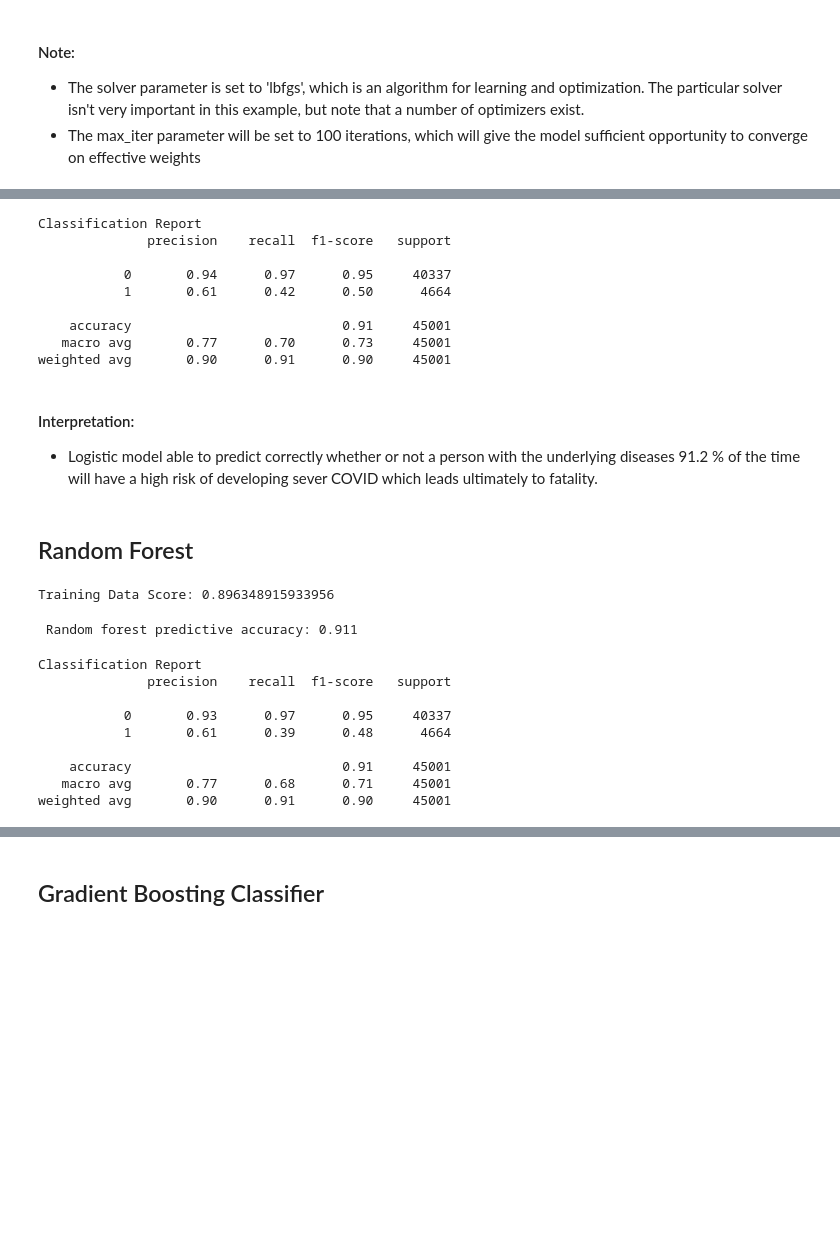
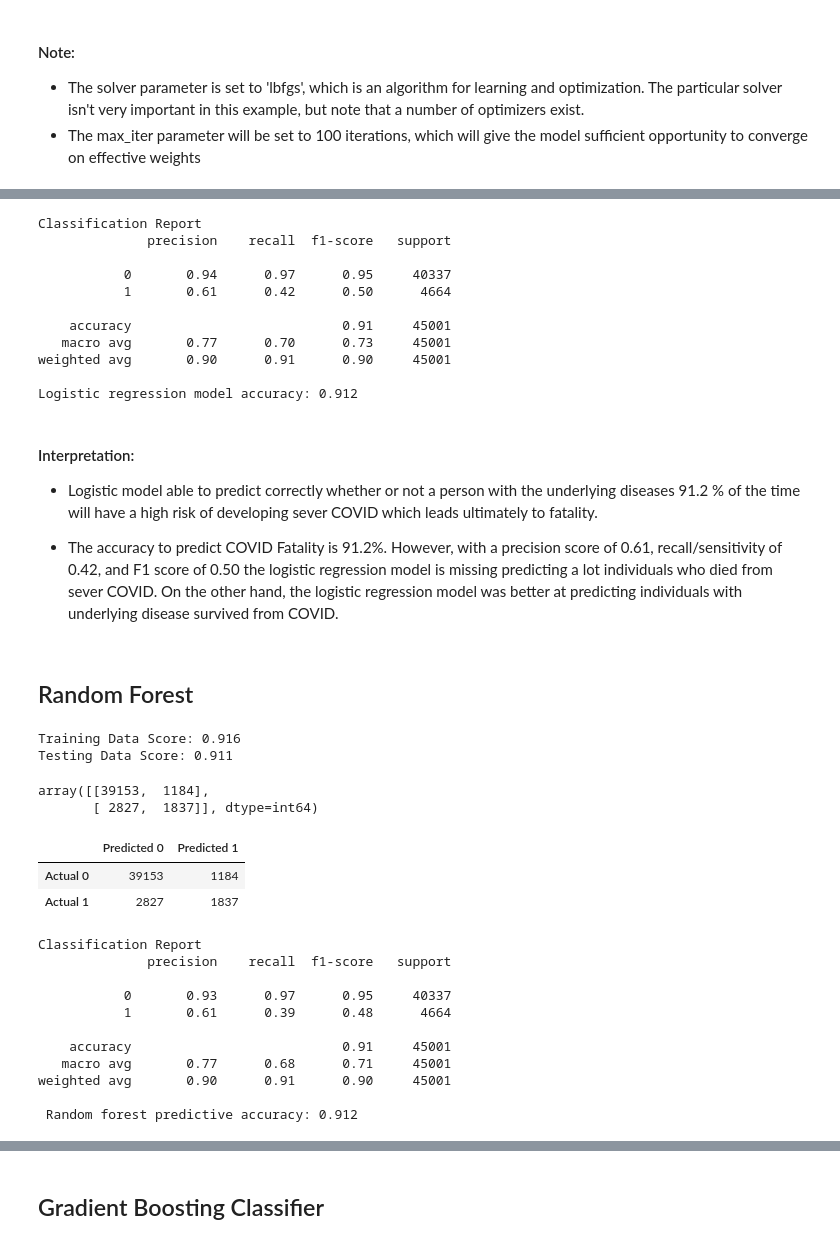
Before and after one commit to rvroomiii/group_hub, a Jupyter notebook: data_analysis/COVID_dataAnalysis_final.ipynb, the cells around one changed output, grey strips where cells are left out. Saved outputs shown, nothing was run; the diff lists cells and outputs as text; code cells hidden in the pictures; blank space fills up the shorter version.

```diff
--- a/data_analysis/COVID_dataAnalysis_final.ipynb
+++ b/data_analysis/COVID_dataAnalysis_final.ipynb
@@ -288,6 +310,10 @@ print(f" Logistic regression model accuracy: {accuracy_score(y_test,y_pred):.3f}
 # Displaying results
 print("Classification Report")
 print(classification_report(y_test, y_pred))
+
+# Evaluate the model
+y_pred = log_classifier.predict(X_test)
+print(f"Logistic regression model accuracy: {accuracy_score(y_test,y_pred):.3f}")
 # %% [output]
 Classification Report
               precision    recall  f1-score   support
@@ -298,9 +324,14 @@ Classification Report
     accuracy                           0.91     45001
    macro avg       0.77      0.70      0.73     45001
 weighted avg       0.90      0.91      0.90     45001
+
+Logistic regression model accuracy: 0.912
 # %% [markdown]
 #### Interpretation:
 * Logistic model able to predict correctly whether or not a person with the underlying diseases 91.2 % of the time will have a high risk of developing sever COVID which leads ultimately to fatality.
+
+
+* The accuracy to predict COVID Fatality is 91.2%. However, with a precision score of 0.61, recall/sensitivity of 0.42, and F1 score of 0.50 the logistic regression model is missing predicting a lot individuals who died from sever COVID. On the other hand, the logistic regression model was  better at predicting individuals with underlying disease survived from COVID.
 # %% [markdown]
 ## Random Forest
 # %%
@@ -309,21 +340,40 @@ rf_model = RandomForestClassifier(n_estimators=128, random_state=78)
 
 # Fitting the model
 rf_model = rf_model.fit(X_train_scaled, y_train)
-# %%
-# Validate the model by using the training data
-print(f"Training Data Score: {rf_model.score(X_train, y_train)}")
-# %% [output]
-Training Data Score: 0.896348915933956
+# %%
+# Validate the model by using the training and testing  data
+print(f"Training Data Score: {rf_model.score(X_train_scaled, y_train):.3f}")
+print(f"Testing Data Score: {rf_model.score(X_test_scaled, y_test):.3f}")
+# %% [output]
+Training Data Score: 0.916
+Testing Data Score: 0.911
 # %%
-# Evaluate the model
-y_pred = rf_model.predict(X_test_scaled)
-print(f" Random forest predictive accuracy: {accuracy_score(y_test,y_pred):.3f}")
+# Create a confusion matrix and print out the confusion matrix for the predicted outcome.
+
+y_pred_scaled = rf_model.predict(X_test_scaled)
+cm2 = confusion_matrix(y_test, y_pred_scaled)
+cm2
 # %% [output]
- Random forest predictive accuracy: 0.911
+array([[39153,  1184],
+       [ 2827,  1837]], dtype=int64)
+# %%
+# Create a DataFrame from the confusion matrix.
+cm_df2 = pd.DataFrame(
+    cm2, index=["Actual 0", "Actual 1"], columns=["Predicted 0", "Predicted 1"])
+
+cm_df2
+# %% [output]
+|  | Predicted 0 | Predicted 1 |
+| Actual 0 | 39153 | 1184 |
+| Actual 1 | 2827 | 1837 |
 # %%
 # Displaying results
 print("Classification Report")
-print(classification_report(y_test, y_pred))
+print(classification_report(y_test, y_pred_scaled))
+
+# Evaluate the model
+y_pred_scaled = rf_model.predict(X_test_scaled)
+print(f" Random forest predictive accuracy: {accuracy_score(y_test,y_pred):.3f}")
 # %% [output]
 Classification Report
               precision    recall  f1-score   support
@@ -334,5 +384,7 @@ Classification Report
     accuracy                           0.91     45001
    macro avg       0.77      0.68      0.71     45001
 weighted avg       0.90      0.91      0.90     45001
+
+ Random forest predictive accuracy: 0.912
 # %% [markdown]
 #### Interpretation:
```
Also changed, not shown: parts of 33 cells of this notebook.
